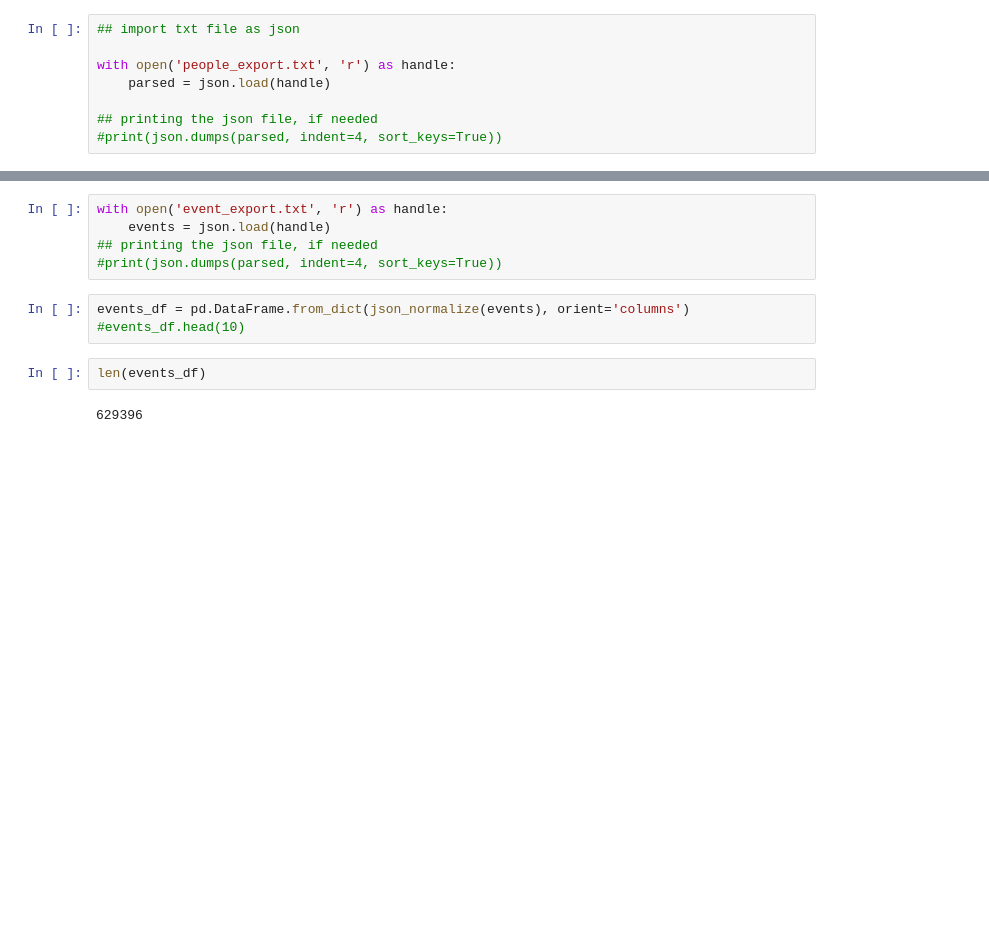
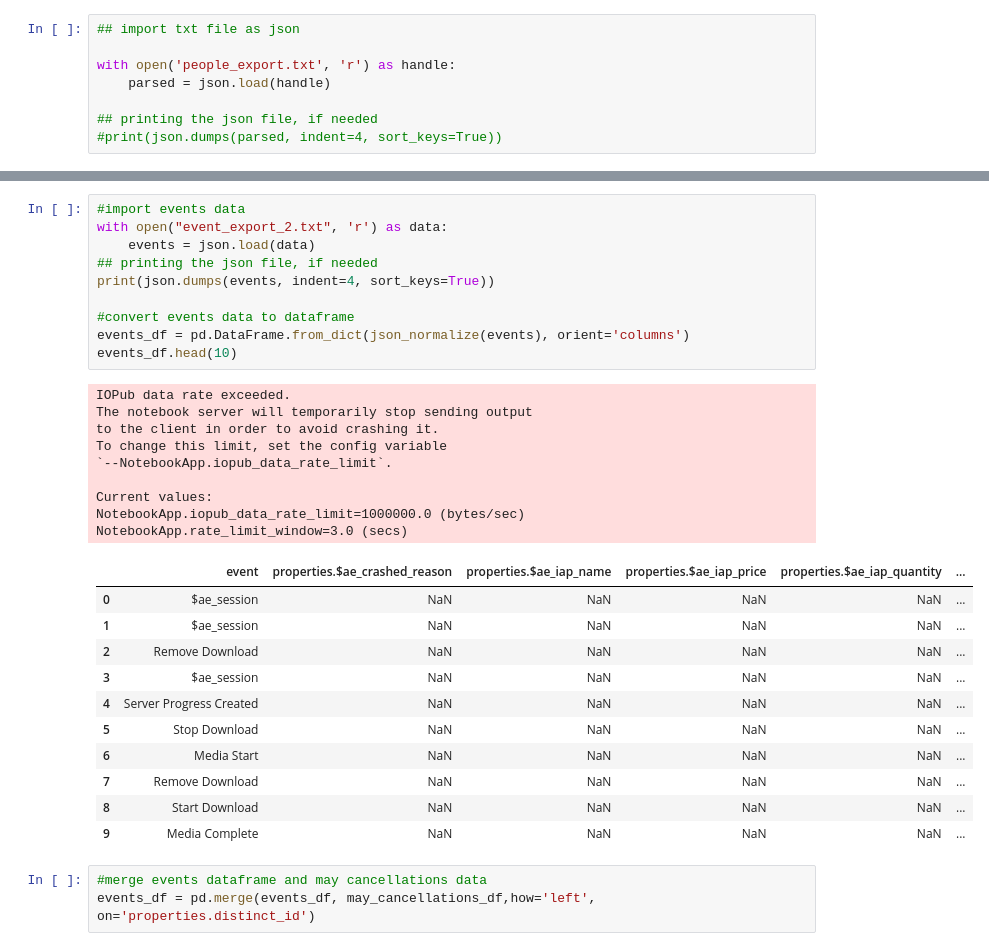
Before and after one commit to oyamatsumi04/w_u, a Jupyter notebook: Waking Up - People Import Test.ipynb, the cells around one changed output, grey strips where cells are left out. Drawn from its saved outputs; the diff is of its cells as text; blank space fills up the shorter version.

```diff
--- a/Waking Up - People Import Test.ipynb
+++ b/Waking Up - People Import Test.ipynb
@@ -50,13 +86,35 @@ Dumping json to event_export.txt
 # %%
-with open('event_export.txt', 'r') as handle:
-    events = json.load(handle)
+#import events data
+with open("event_export_2.txt", 'r') as data:
+    events = json.load(data)
 ## printing the json file, if needed
-#print(json.dumps(parsed, indent=4, sort_keys=True))
+print(json.dumps(events, indent=4, sort_keys=True))
+
+#convert events data to dataframe
+events_df = pd.DataFrame.from_dict(json_normalize(events), orient='columns')
+events_df.head(10)
+# %% [output]
+IOPub data rate exceeded.
+The notebook server will temporarily stop sending output
+to the client in order to avoid crashing it.
+To change this limit, set the config variable
+`--NotebookApp.iopub_data_rate_limit`.
+
+Current values:
+NotebookApp.iopub_data_rate_limit=1000000.0 (bytes/sec)
+NotebookApp.rate_limit_window=3.0 (secs)
+|  | event | properties.$ae_crashed_reason | properties.$ae_iap_name | properties.$ae_iap_price | properties.$ae_iap_quantity | ... |
+| 0 | $ae_session | NaN | NaN | NaN | NaN | ... |
+| 1 | $ae_session | NaN | NaN | NaN | NaN | ... |
+| 2 | Remove Download | NaN | NaN | NaN | NaN | ... |
+| 3 | $ae_session | NaN | NaN | NaN | NaN | ... |
+| 4 | Server Progress Created | NaN | NaN | NaN | NaN | ... |
+| 5 | Stop Download | NaN | NaN | NaN | NaN | ... |
+| 6 | Media Start | NaN | NaN | NaN | NaN | ... |
+| 7 | Remove Download | NaN | NaN | NaN | NaN | ... |
+| 8 | Start Download | NaN | NaN | NaN | NaN | ... |
+| 9 | Media Complete | NaN | NaN | NaN | NaN | ... |
-# %%
-events_df = pd.DataFrame.from_dict(json_normalize(events), orient='columns')
-#events_df.head(10)
-# %%
-len(events_df)
-# %% [output]
-629396
+# %%
+#merge events dataframe and may cancellations data
+events_df = pd.merge(events_df, may_cancellations_df,how='left', on='properties.distinct_id')
 # %%
```
Also changed, not shown: parts of 12 cells of this notebook.
